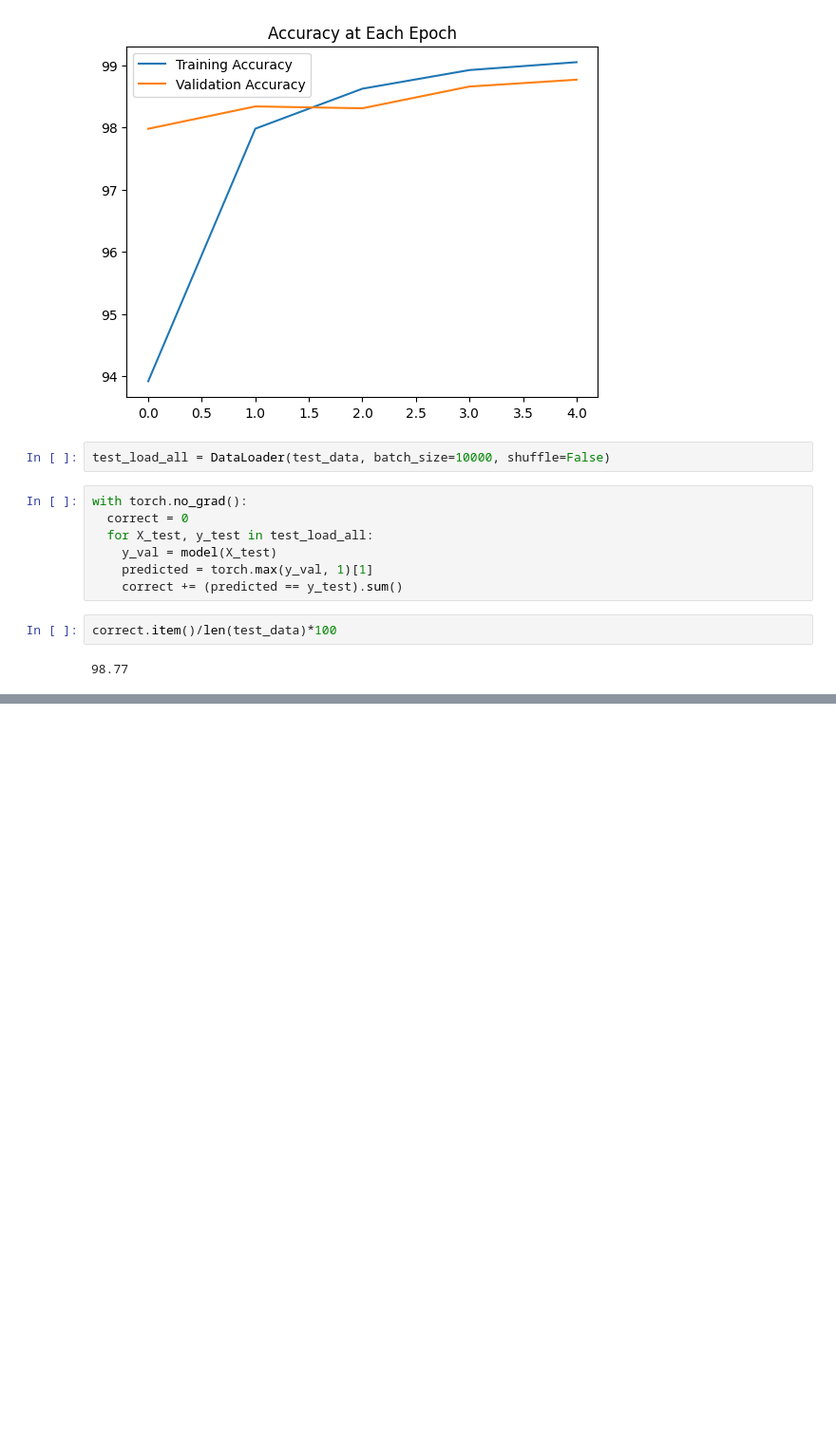
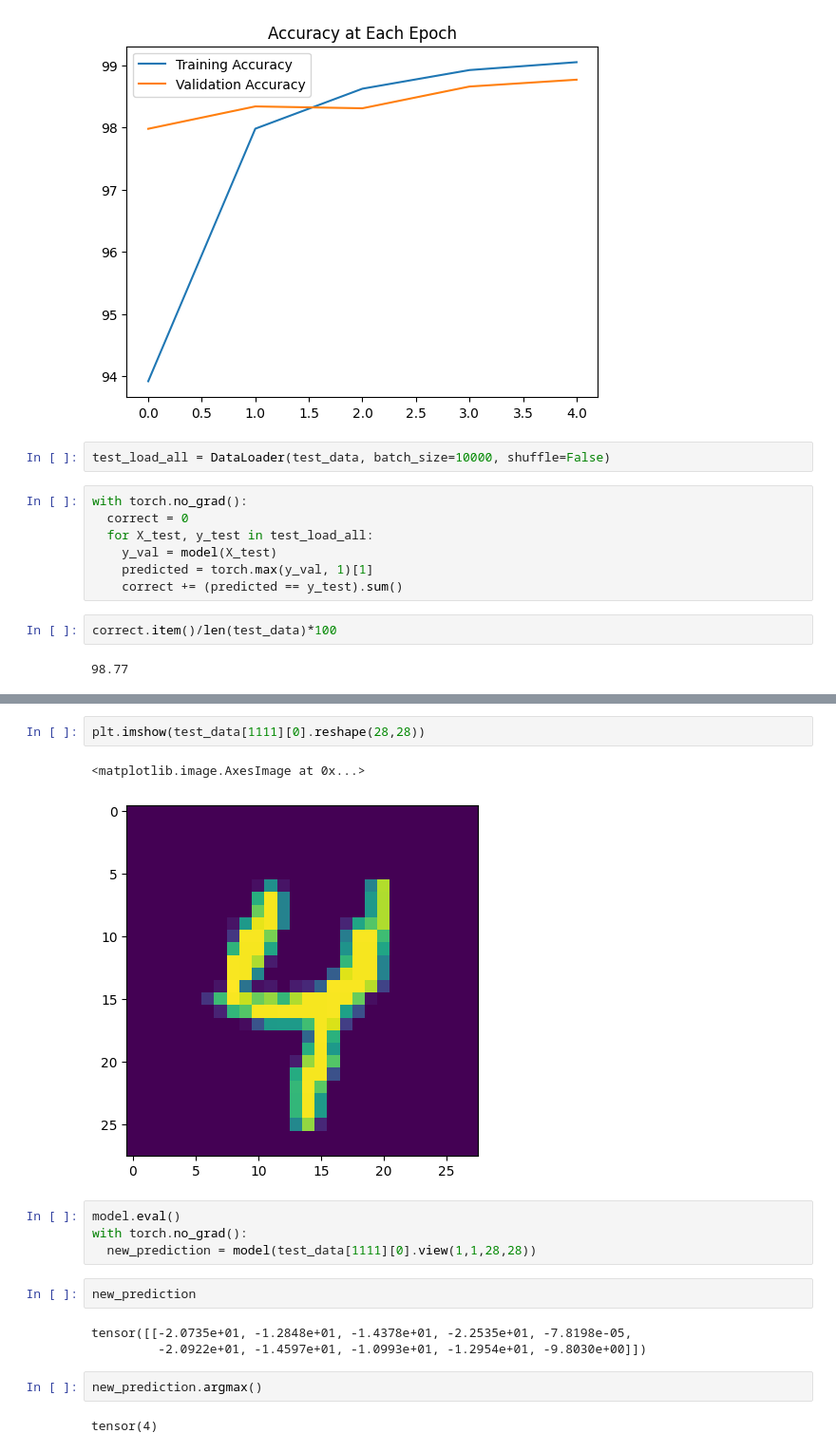
Before and after one commit to Arpit1118/Pytorch, a Jupyter notebook: CNN.ipynb, the cells around one changed output, grey strips where cells are left out. Shown: that part at 95% size. Drawn from its saved outputs; the diff is of its cells as text; blank space fills up the shorter version.

```diff
--- a/CNN.ipynb
+++ b/CNN.ipynb
@@ -226,0 +247,18 @@ correct.item()/len(test_data)*100
+# %%
+plt.imshow(test_data[1111][0].reshape(28,28))
+# %% [output]
+<matplotlib.image.AxesImage at 0x...>
+[figure, added]
+# %%
+model.eval()
+with torch.no_grad():
+  new_prediction = model(test_data[1111][0].view(1,1,28,28))
+# %%
+new_prediction
+# %% [output]
+tensor([[-2.0735e+01, -1.2848e+01, -1.4378e+01, -2.2535e+01, -7.8198e-05,
+         -2.0922e+01, -1.4597e+01, -1.0993e+01, -1.2954e+01, -9.8030e+00]])
+# %%
+new_prediction.argmax()
+# %% [output]
+tensor(4)
```
Also changed, not shown: parts of 2 cells of this notebook.
